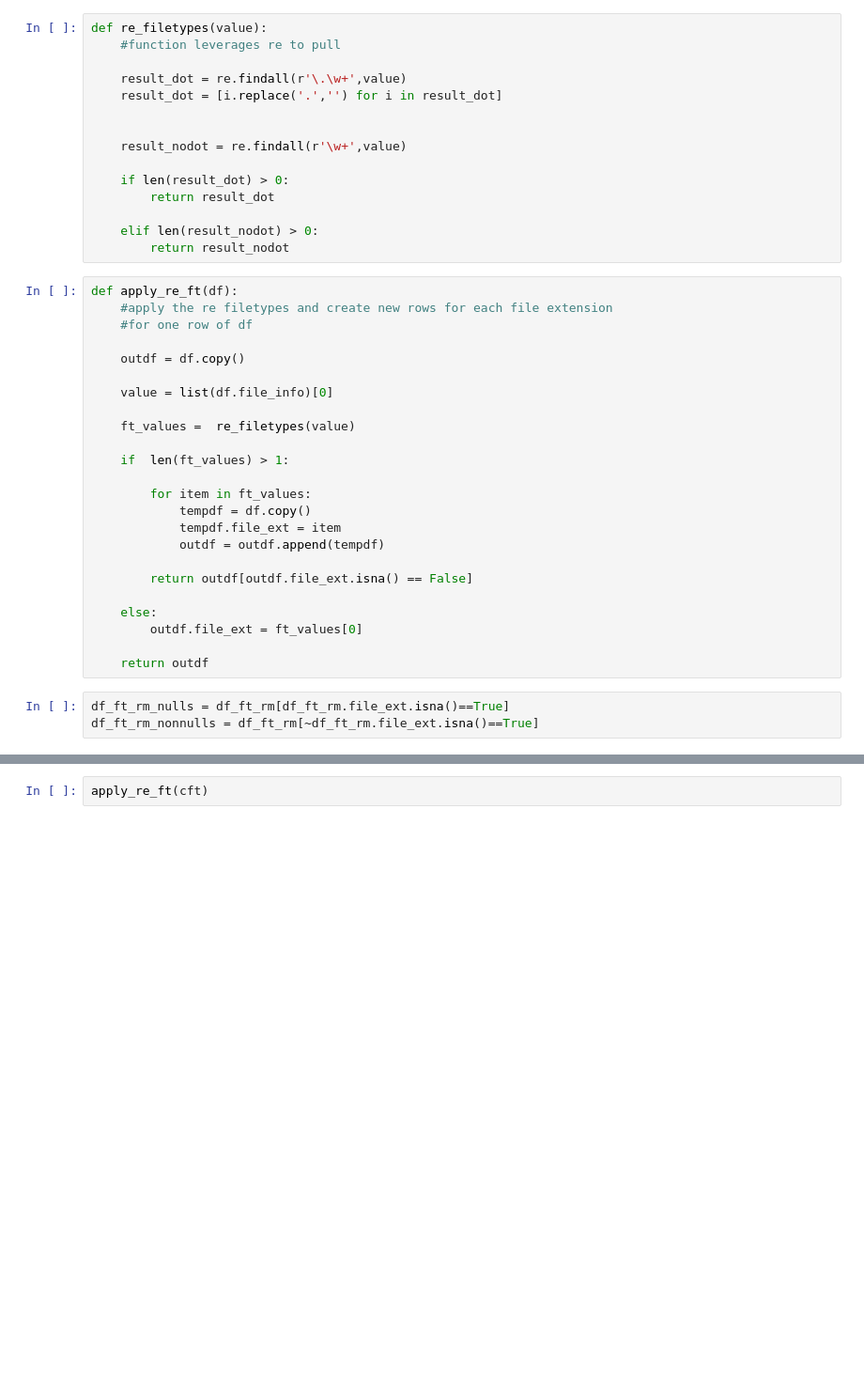
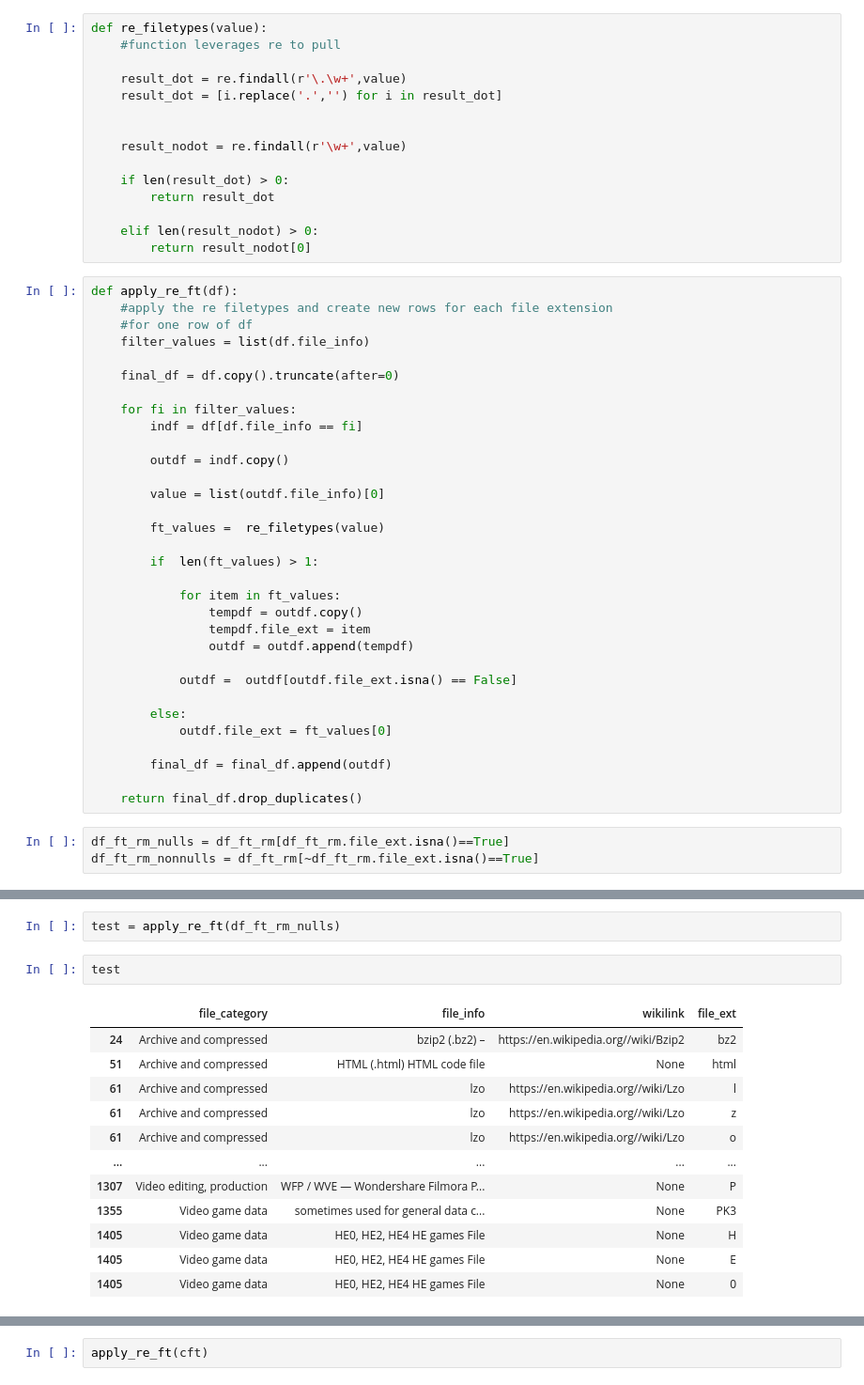
Before and after one commit to HG13BB/wikipedia_scraper, a Jupyter notebook: notebooks/wiki_scraper.ipynb, the cells around one changed output, grey strips where cells are left out. Shown: that part at 94% size. Cells and saved outputs as stored; diff of their text form; blank space fills up the shorter version.

```diff
--- a/notebooks/wiki_scraper.ipynb
+++ b/notebooks/wiki_scraper.ipynb
@@ -191,31 +191,39 @@ def re_filetypes(value):
         return result_dot
 
     elif len(result_nodot) > 0:
-        return result_nodot
+        return result_nodot[0]
 # %%
 def apply_re_ft(df):
     #apply the re filetypes and create new rows for each file extension
     #for one row of df
+    filter_values = list(df.file_info)
 
-    outdf = df.copy()
+    final_df = df.copy().truncate(after=0)
 
-    value = list(df.file_info)[0]
+    for fi in filter_values:
+        indf = df[df.file_info == fi]
 
-    ft_values =  re_filetypes(value)
+        outdf = indf.copy()
 
-    if  len(ft_values) > 1:
+        value = list(outdf.file_info)[0]
 
-        for item in ft_values:
-            tempdf = df.copy()
-            tempdf.file_ext = item
-            outdf = outdf.append(tempdf)
+        ft_values =  re_filetypes(value)
 
-        return outdf[outdf.file_ext.isna() == False]
+        if  len(ft_values) > 1:
 
-    else:
-        outdf.file_ext = ft_values[0]
+            for item in ft_values:
+                tempdf = outdf.copy()
+                tempdf.file_ext = item
+                outdf = outdf.append(tempdf)
 
-    return outdf
+            outdf =  outdf[outdf.file_ext.isna() == False]
+
+        else:
+            outdf.file_ext = ft_values[0]
+
+        final_df = final_df.append(outdf)
+
+    return final_df.drop_duplicates()
 # %%
 df_ft_rm_nulls = df_ft_rm[df_ft_rm.file_ext.isna()==True]
 df_ft_rm_nonnulls = df_ft_rm[~df_ft_rm.file_ext.isna()==True]
@@ -241,0 +230,17 @@ df_ft_rm_nonnulls
+# %%
+test = apply_re_ft(df_ft_rm_nulls)
+# %%
+test
+# %% [output]
+|  | file_category | file_info | wikilink | file_ext |
+| 24 | Archive and compressed | bzip2 (.bz2) – | https://en.wikipedia.org//wiki/Bzip2 | bz2 |
+| 51 | Archive and compressed | HTML (.html) HTML code file | None | html |
+| 61 | Archive and compressed | lzo | https://en.wikipedia.org//wiki/Lzo | l |
+| 61 | Archive and compressed | lzo | https://en.wikipedia.org//wiki/Lzo | z |
+| 61 | Archive and compressed | lzo | https://en.wikipedia.org//wiki/Lzo | o |
+| ... | ... | ... | ... | ... |
+| 1307 | Video editing, production | WFP / WVE — Wondershare Filmora P... | None | P |
+| 1355 | Video game data | sometimes used for general data c... | None | PK3 |
+| 1405 | Video game data | HE0, HE2, HE4 HE games File | None | H |
+| 1405 | Video game data | HE0, HE2, HE4 HE games File | None | E |
+| 1405 | Video game data | HE0, HE2, HE4 HE games File | None | 0 |
```
Also changed, not shown: parts of 6 cells of this notebook.
